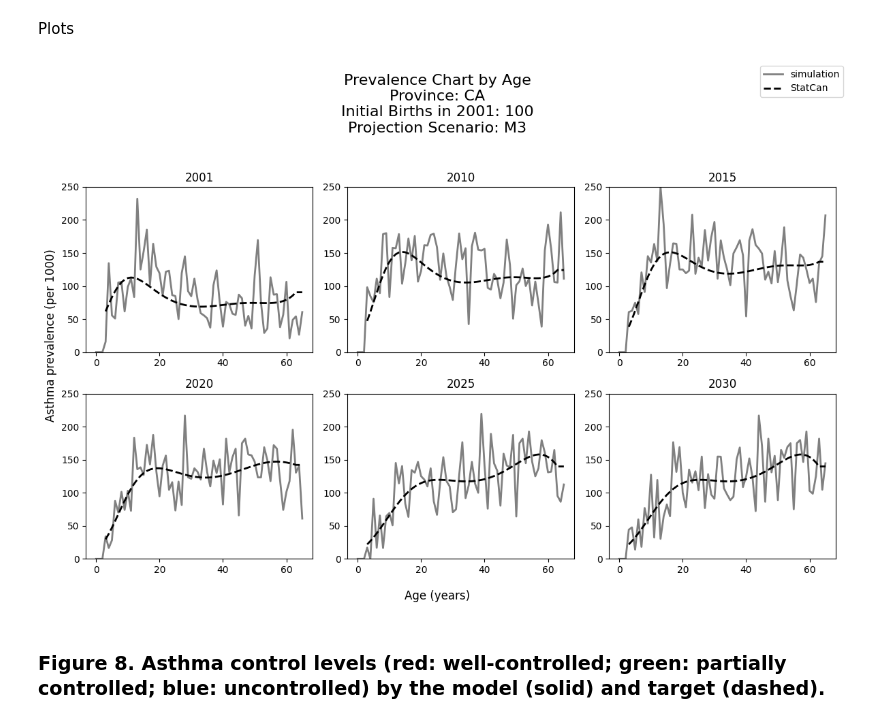
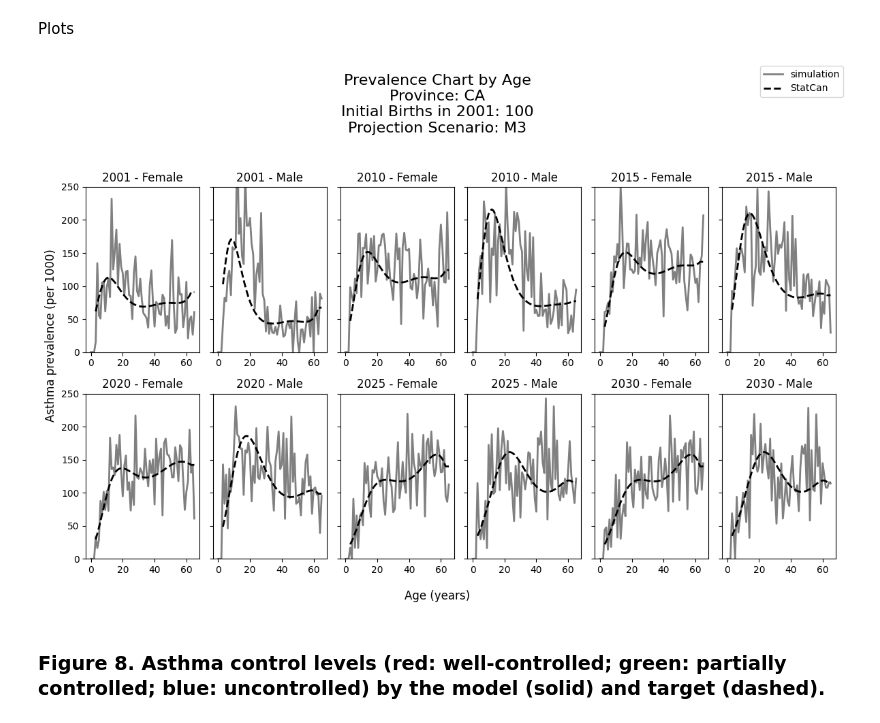
Before and after one commit to resplab/leap, a Jupyter notebook: validation.ipynb, the cells around one changed output. Cells and saved outputs as stored; diff of their text form; code cells hidden in the pictures.

Commit message:
include both male and female for fig7

```diff
--- a/validation.ipynb
+++ b/validation.ipynb
@@ -256,53 +256,50 @@ figure_years = [2001, 2010, 2015, 2020, 2025, 2030]
 num_cols = min(len(figure_years), 3)
 num_rows = int(np.ceil(len(figure_years) / num_cols))
 # %%
-fig, axs = plt.subplots(nrows=num_rows, ncols=num_cols, figsize=(4 * num_cols, 4 * num_rows))
+fig, axs = plt.subplots(nrows=num_rows, ncols=num_cols * 2,
+                        figsize=(4 * num_cols, 4 * num_rows), sharey=True)
 
 # Loop over figure years to make one plot per year
 for i, year in enumerate(figure_years):
-    # Get axis for current plot by indexing with i
-    if num_rows == 1:
-        if num_cols == 1:
-            ax: plt.Axes = axs
+    for j, sex in enumerate(['F', 'M']):
+        # Get axis for current plot by indexing with i and j
+        if num_rows == 1:
+            ax: plt.Axes = axs[i * 2 + j] if num_cols == 1 else axs[i * 2 + j]
         else:
-            ax: plt.Axes = axs[i % num_cols]
-    else:
-        ax: plt.Axes = axs[i // num_cols][i % num_cols]
+            ax: plt.Axes = axs[i // num_cols][i % num_cols * 2 + j]
 
-    # Filter simulation df by current year
-    model_prev_filtered_df = model_prev_df[model_prev_df['year'] == year]
-    # Filter simulation df by females only
-    model_prev_filtered_df = model_prev_filtered_df[model_prev_filtered_df['sex'] == 'F']
+        # Filter simulation df by current year and sex
+        model_prev_filtered_df = model_prev_df[(
+            model_prev_df['year'] == year) & (model_prev_df['sex'] == sex)]
 
-    # Filter obserevd df by current year
-    target_prev_filtered_df = target_prev_df[target_prev_df['year'] == year]
-    # Filter observed df by females only
-    target_prev_filtered_df = target_prev_filtered_df[target_prev_filtered_df['sex'] == 'F']
+        # Filter observed df by current year and sex
+        target_prev_filtered_df = target_prev_df[(
+            target_prev_df['year'] == year) & (target_prev_df['sex'] == sex)]
 
-    ax.plot(model_prev_filtered_df["age"], model_prev_filtered_df["prev"],
-            color="grey", linestyle="solid", linewidth=2)
-    ax.plot(target_prev_filtered_df["age"], target_prev_filtered_df["prev"],
-            color="black", linestyle="dashed", linewidth=2)
+        ax.plot(model_prev_filtered_df["age"], model_prev_filtered_df["prev"],
+                color="grey", linestyle="solid", linewidth=2)
+        ax.plot(target_prev_filtered_df["age"], target_prev_filtered_df["prev"],
+                color="black", linestyle="dashed", linewidth=2)
 
-    # Set title and axis limits
-    ax.set_title(f"{year}", fontsize=12)
-    ax.set_ylim(0, 250)
+        # Set title and axis limits
+        ax.set_title(f"{year} - {'Female' if sex == 'F' else 'Male'}", fontsize=12)
+        ax.set_ylim(0, 250)
 
 # Additional figure details
 fig.supxlabel("Age (years)")
 fig.supylabel("Asthma prevalence (per 1000)")
 fig.suptitle(
-    f"Prevalence Chart by Age\n"+
-    f"Province: {PROVINCE}\n"+
-    f"Initial Births in {STARTING_YEAR}: {N_BIRTHS}\n"+
+    f"Prevalence Chart by Age\n" +
+    f"Province: {PROVINCE}\n" +
+    f"Initial Births in {STARTING_YEAR}: {N_BIRTHS}\n" +
     f"Projection Scenario: {PROJECTION_SCENARIO}",
     fontsize=16
 )
 fig.legend(["simulation", "StatCan"])
 plt.tight_layout(rect=[0, 0, 1, 0.95])
 plt.show()
 # %% [output]
-[figure, old version]
+[figure, new version]
 # %% [markdown]
 ### Figure 8. Asthma control levels (red: well-controlled; green: partially controlled; blue: uncontrolled) by the model (solid) and target (dashed).
 # %%
```
